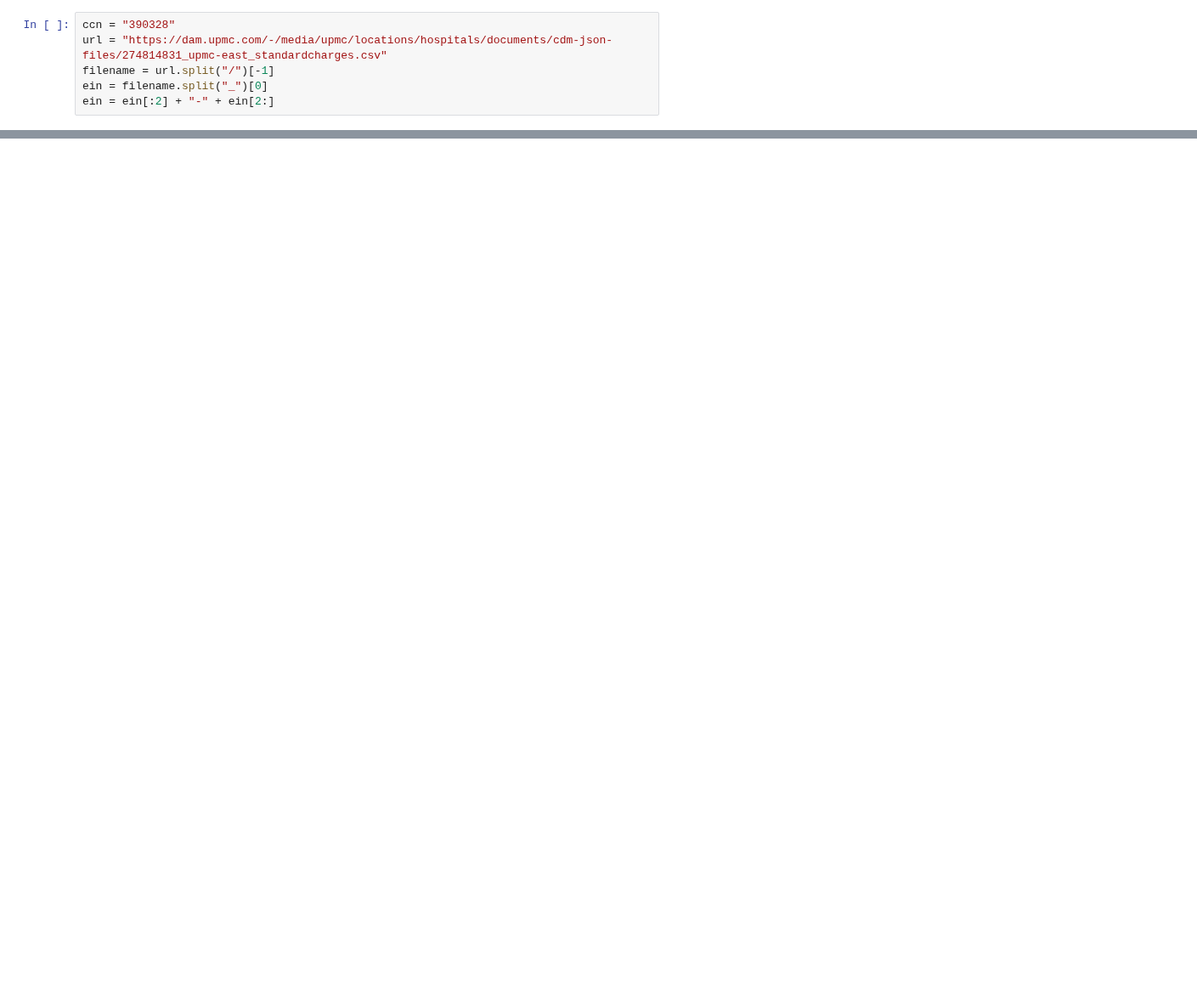
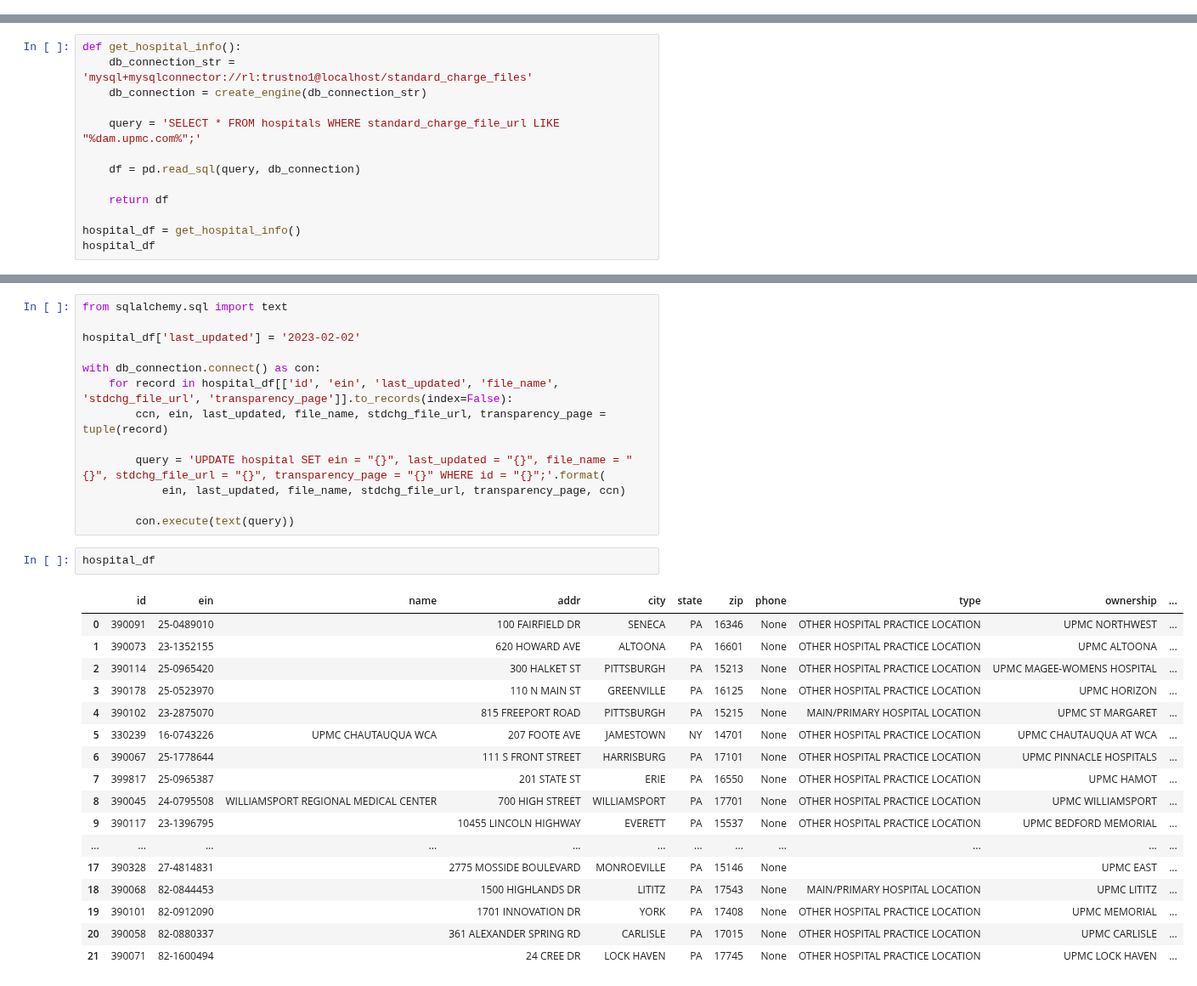
Before and after one commit to rl1987/dolthub-bounty-transparency-in-pricing, a Jupyter notebook: UPMC.ipynb, the cells around one changed output, grey strips where cells are left out. Shown at 85% size. Cells and saved outputs as stored; diff of their text form; blank space fills up the shorter version.

Commit message:
Preliminary code for UPMC (current DB schema)

```diff
--- a/UPMC.ipynb
+++ b/UPMC.ipynb
@@ -29,9 +36,3 @@ TARGET_COLUMNS = [
     'contracting_method',
     'additional_payer_notes'
 ]
-# %%
-ccn = "390328"
-url = "https://dam.upmc.com/-/media/upmc/locations/hospitals/documents/cdm-json-files/274814831_upmc-east_standardcharges.csv"
-filename = url.split("/")[-1]
-ein = filename.split("_")[0]
-ein = ein[:2] + "-" + ein[2:]
@@ -310,0 +39,13 @@ df_out
+# %%
+def get_hospital_info():
+    db_connection_str = 'mysql+mysqlconnector://rl:trustno1@localhost/standard_charge_files'
+    db_connection = create_engine(db_connection_str)
+
+    query = 'SELECT * FROM hospitals WHERE standard_charge_file_url LIKE "%dam.upmc.com%";'
+
+    df = pd.read_sql(query, db_connection)
+
+    return df
+
+hospital_df = get_hospital_info()
+hospital_df
@@ -310,0 +315,33 @@ df_out
+# %%
+from sqlalchemy.sql import text
+
+hospital_df['last_updated'] = '2023-02-02'
+
+with db_connection.connect() as con:
+    for record in hospital_df[['id', 'ein', 'last_updated', 'file_name', 'stdchg_file_url', 'transparency_page']].to_records(index=False):
+        ccn, ein, last_updated, file_name, stdchg_file_url, transparency_page = tuple(record)
+
+        query = 'UPDATE hospital SET ein = "{}", last_updated = "{}", file_name = "{}", stdchg_file_url = "{}", transparency_page = "{}" WHERE id = "{}";'.format(
+            ein, last_updated, file_name, stdchg_file_url, transparency_page, ccn)
+
+        con.execute(text(query))
+# %%
+hospital_df
+# %% [output]
+|  | id | ein | name | addr | city | state | zip | phone | type | ownership | ... |
+| 0 | 390091 | 25-0489010 |  | 100 FAIRFIELD DR | SENECA | PA | 16346 | None | OTHER HOSPITAL PRACTICE LOCATION | UPMC NORTHWEST | ... |
+| 1 | 390073 | 23-1352155 |  | 620 HOWARD AVE | ALTOONA | PA | 16601 | None | OTHER HOSPITAL PRACTICE LOCATION | UPMC ALTOONA | ... |
+| 2 | 390114 | 25-0965420 |  | 300 HALKET ST | PITTSBURGH | PA | 15213 | None | OTHER HOSPITAL PRACTICE LOCATION | UPMC MAGEE-WOMENS HOSPITAL | ... |
+| 3 | 390178 | 25-0523970 |  | 110 N MAIN ST | GREENVILLE | PA | 16125 | None | OTHER HOSPITAL PRACTICE LOCATION | UPMC HORIZON | ... |
+| 4 | 390102 | 23-2875070 |  | 815 FREEPORT ROAD | PITTSBURGH | PA | 15215 | None | MAIN/PRIMARY HOSPITAL LOCATION | UPMC ST MARGARET | ... |
+| 5 | 330239 | 16-0743226 | UPMC CHAUTAUQUA WCA | 207 FOOTE AVE | JAMESTOWN | NY | 14701 | None | OTHER HOSPITAL PRACTICE LOCATION | UPMC CHAUTAUQUA AT WCA | ... |
+| 6 | 390067 | 25-1778644 |  | 111 S FRONT STREET | HARRISBURG | PA | 17101 | None | OTHER HOSPITAL PRACTICE LOCATION | UPMC PINNACLE HOSPITALS | ... |
+| 7 | 399817 | 25-0965387 |  | 201 STATE ST | ERIE | PA | 16550 | None | OTHER HOSPITAL PRACTICE LOCATION | UPMC HAMOT | ... |
+| 8 | 390045 | 24-0795508 | WILLIAMSPORT REGIONAL MEDICAL CENTER | 700 HIGH STREET | WILLIAMSPORT | PA | 17701 | None | OTHER HOSPITAL PRACTICE LOCATION | UPMC WILLIAMSPORT | ... |
+| 9 | 390117 | 23-1396795 |  | 10455 LINCOLN HIGHWAY | EVERETT | PA | 15537 | None | OTHER HOSPITAL PRACTICE LOCATION | UPMC BEDFORD MEMORIAL | ... |
+| ... | ... | ... | ... | ... | ... | ... | ... | ... | ... | ... | ... |
+| 17 | 390328 | 27-4814831 |  | 2775 MOSSIDE BOULEVARD | MONROEVILLE | PA | 15146 | None |  | UPMC EAST | ... |
+| 18 | 390068 | 82-0844453 |  | 1500 HIGHLANDS DR | LITITZ | PA | 17543 | None | MAIN/PRIMARY HOSPITAL LOCATION | UPMC LITITZ | ... |
+| 19 | 390101 | 82-0912090 |  | 1701 INNOVATION DR | YORK | PA | 17408 | None | OTHER HOSPITAL PRACTICE LOCATION | UPMC MEMORIAL | ... |
+| 20 | 390058 | 82-0880337 |  | 361 ALEXANDER SPRING RD | CARLISLE | PA | 17015 | None | OTHER HOSPITAL PRACTICE LOCATION | UPMC CARLISLE | ... |
+| 21 | 390071 | 82-1600494 |  | 24 CREE DR | LOCK HAVEN | PA | 17745 | None | OTHER HOSPITAL PRACTICE LOCATION | UPMC LOCK HAVEN | ... |
```
Also changed, not shown: parts of 23 cells of this notebook.
